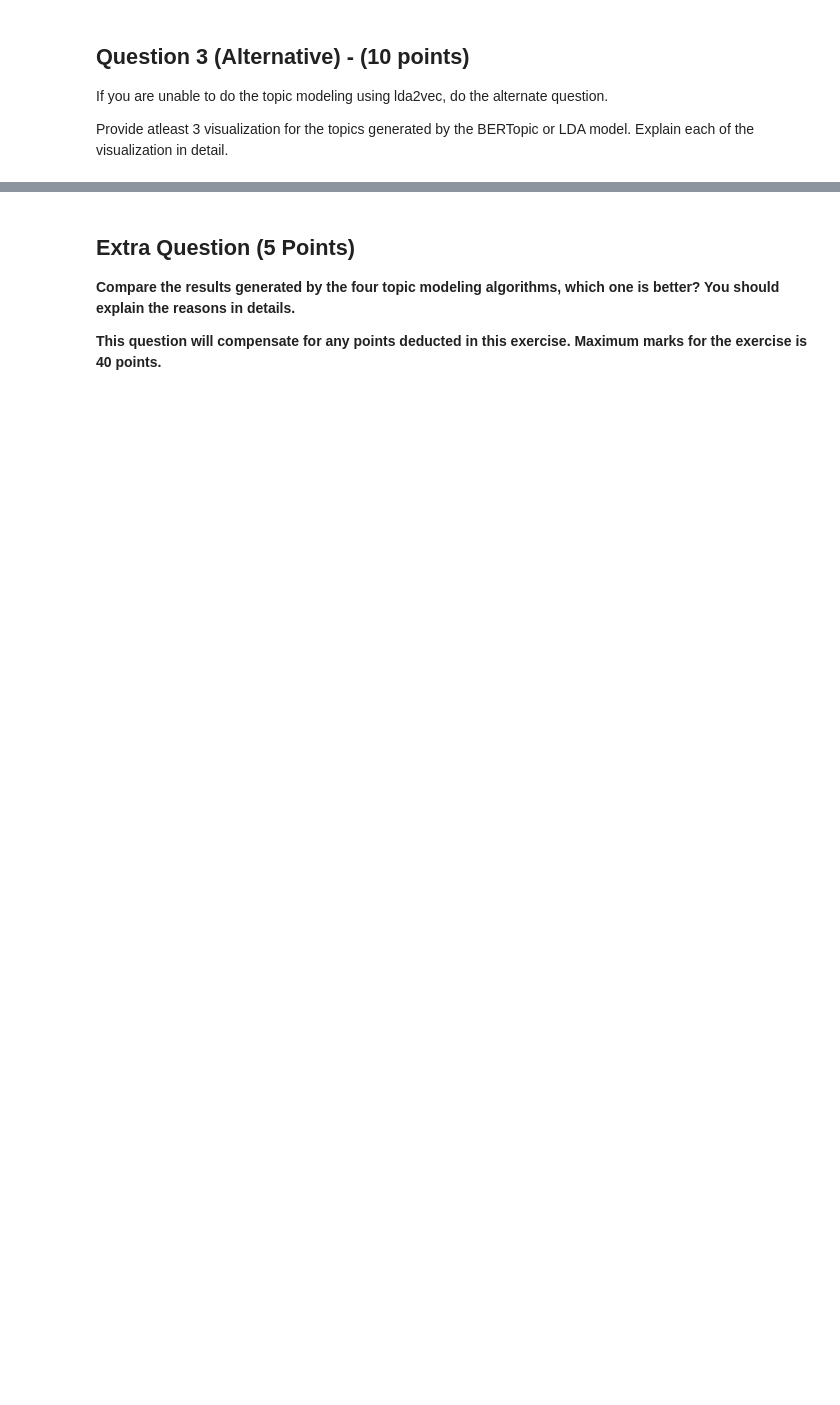
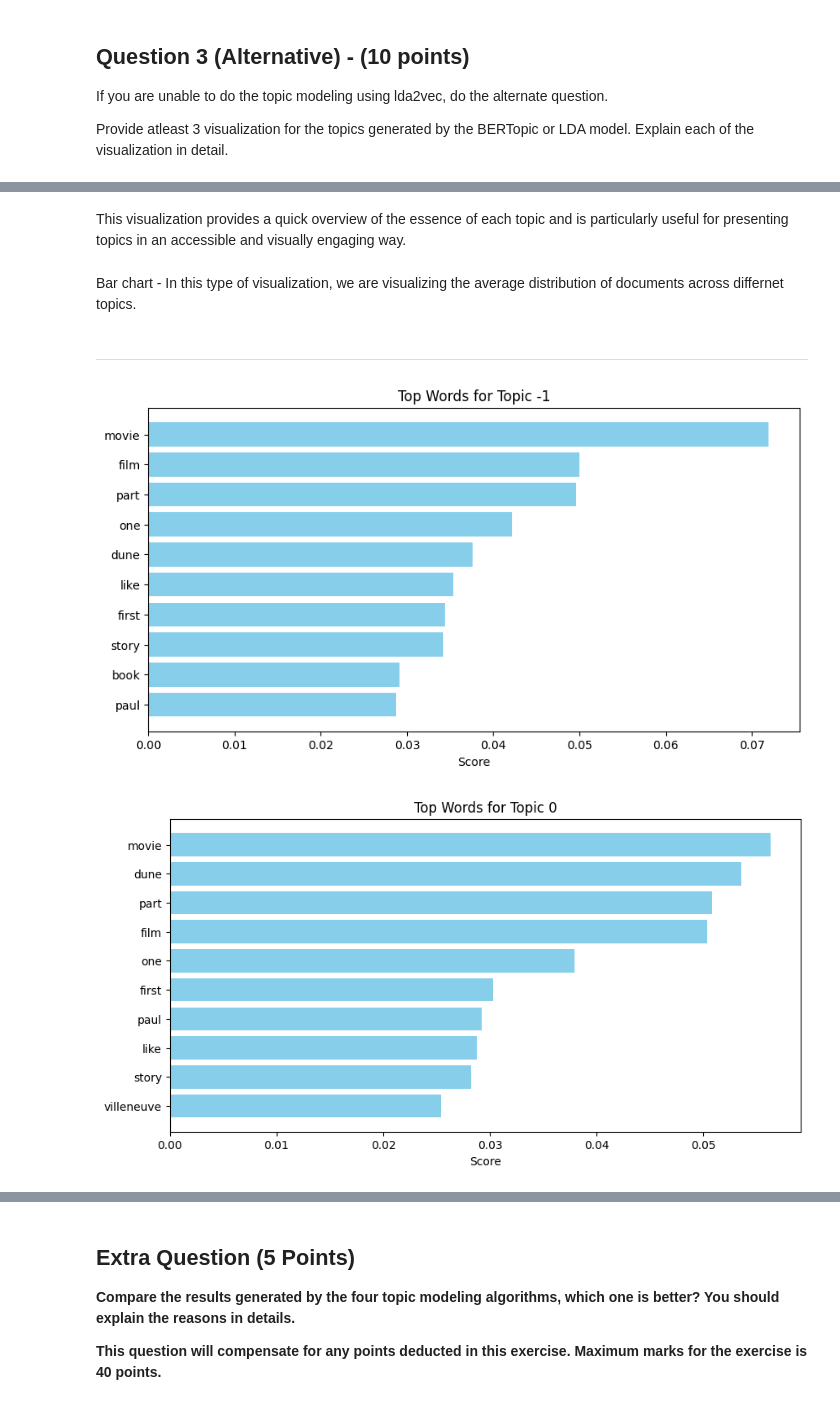
Before and after one commit to Vinuthna06reddy/VinuthnaReddy_INFO5731_FALL2024, a Jupyter notebook: INFO5731_Exercise_4_Updated.ipynb, the cells around one changed output, grey strips where cells are left out. Saved outputs shown, nothing was run; the diff lists cells and outputs as text; code cells hidden in the pictures; blank space fills up the shorter version.

```diff
--- a/INFO5731_Exercise_4_Updated.ipynb
+++ b/INFO5731_Exercise_4_Updated.ipynb
@@ -424,0 +431,22 @@ Provide atleast 3 visualization for the topics generated by the BERTopic or LDA
+# %% [markdown]
+This visualization provides a quick overview of the essence of each topic and is particularly useful for presenting topics in an accessible and visually engaging way.
+# %% [markdown]
+Bar chart - In this type of visualization, we are visualizing the average distribution of documents across differnet topics.
+# %% [markdown]
+
+---
+# %%
+import matplotlib.pyplot as plt
+
+topics = topic_model.get_topics()
+for topic_num, words in topics.items():
+    words, scores = zip(*words[:10])  # Top 10 words
+    plt.figure(figsize=(10, 5))
+    plt.barh(words, scores, color='skyblue')
+    plt.xlabel("Score")
+    plt.title(f"Top Words for Topic {topic_num}")
+    plt.gca().invert_yaxis()
+    plt.show()
+# %% [output]
+[figure, added]
+[figure, added]
```
Also changed, not shown: parts of 16 cells of this notebook.
